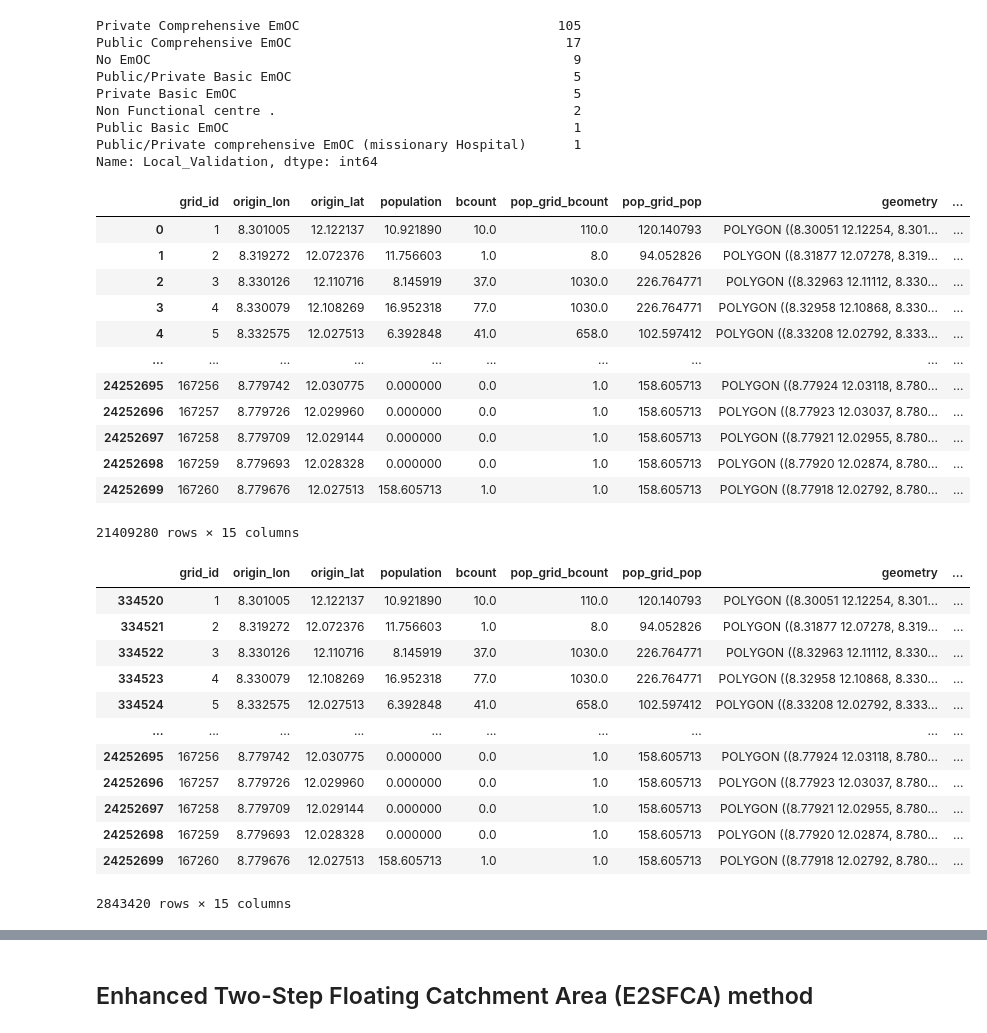
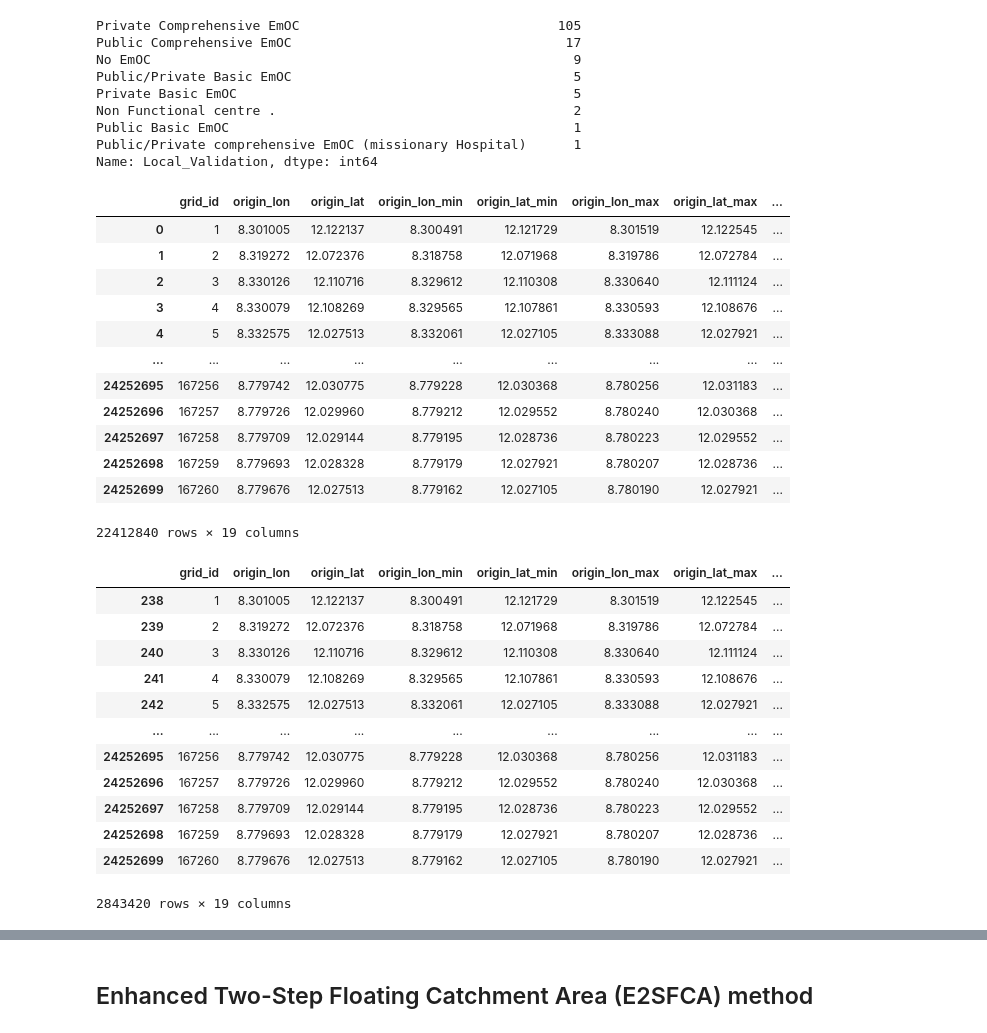
Before and after one commit to urbanbigdatacentre/ideamaps-models, a Jupyter notebook: models/emergency-maternal-care/scripts/Health_Care_Access_Kano_3_closet_EmOC.ipynb, the cells around one changed output, grey strips where cells are left out. Cells and saved outputs as stored; diff of their text form; code cells hidden in the pictures.

```diff
--- a/models/emergency-maternal-care/scripts/Health_Care_Access_Kano_3_closet_EmOC.ipynb
+++ b/models/emergency-maternal-care/scripts/Health_Care_Access_Kano_3_closet_EmOC.ipynb
@@ -280,7 +280,7 @@ centroids_df
 | 167259 | 167260 | 12.027513 | 8.779676 | 8.779162 | 12.027105 | 8.780190 | 12.027921 | 167259 | 1.0 | 1565 | ... |
 167260 rows × 17 columns
 # %%
-pop_centroids_hcf = pd.merge(matrix_df, centroids_df[['rowid', 'longitude', 'latitude','bcount','pop_grid_bcount', 'pop_grid_pop', 'pop', 'geometry']],
+pop_centroids_hcf = pd.merge(matrix_df, centroids_df[['rowid', 'longitude', 'latitude', 'lon_min', 'lat_min', 'lon_max', 'lat_max','bcount','pop_grid_bcount', 'pop_grid_pop', 'pop', 'geometry']],
                      left_on='destination_id', right_on='rowid', how='left')
 # %%
 pop_centroids_hcf
@@ -302,11 +302,15 @@ pop_centroids_hcf
 pop_centroids_hcf = pop_centroids_hcf.rename(columns={
     "longitude": "origin_lon",
     "latitude": "origin_lat",
+    "lon_min": "origin_lon_min",
+    "lat_min": "origin_lat_min",
+    "lon_max": "origin_lon_max",
+    "lat_max": "origin_lat_max",
     "rowid": "grid_id",
     "origin_id": "hcf_uid",
     "pop": "population"
 })
-columns_to_keep = ["grid_id", "origin_lon", "origin_lat", "population", "bcount","pop_grid_bcount", "pop_grid_pop","geometry", "hcf_uid", "duration_seconds", "distance_km"]
+columns_to_keep = ["grid_id", "origin_lon", "origin_lat", "origin_lon_min","origin_lat_min","origin_lon_max","origin_lat_max","population", "bcount","pop_grid_bcount", "pop_grid_pop","geometry", "hcf_uid", "duration_seconds", "distance_km"]
 pop_centroids_hcf = pop_centroids_hcf[columns_to_keep]
 # %%
 pop_centroids_hcf
@@ -327,6 +331,6 @@ pop_centroids_hcf
 # %%
 distances_duration_matrix = pd.merge(pop_centroids_hcf, healthcare_facilities_validated[['hcf_id','facility_name', 'longitude', 'latitude', 'Local_Validation']],
-                     left_on='hcf_uid', right_on='hcf_id', how='inner')
+                     left_on='hcf_uid', right_on='hcf_id', how='left')
 # %%
 distances_duration_matrix = distances_duration_matrix.rename(columns={
     "longitude": "dest_lon",
@@ -363,28 +367,33 @@ Public Basic EmOC                                            1
 Public/Private comprehensive EmOC (missionary Hospital)      1
 Name: Local_Validation, dtype: int64
 # %%
+distances_duration_matrix['Local_Validation'] = distances_duration_matrix['Local_Validation'].replace({
+    'Public/Private Basic EmOC': 'Private Basic EmOC',
+    'Public/Private comprehensive EmOC (missionary Hospital)': 'Private Comprehensive EmOC'
+})
+
 selected_categories = ['Public Comprehensive EmOC', 'Private Comprehensive EmOC',
                        'Private Basic EmOC', 'Public Basic EmOC']
 
 distances_duration_matrix = distances_duration_matrix[
     distances_duration_matrix['Local_Validation'].isin(selected_categories)
 ]
 
 distances_duration_matrix
 # %% [output]
-|  | grid_id | origin_lon | origin_lat | population | bcount | pop_grid_bcount | pop_grid_pop | geometry | ... |
-| 0 | 1 | 8.301005 | 12.122137 | 10.921890 | 10.0 | 110.0 | 120.140793 | POLYGON ((8.30051 12.12254, 8.301... | ... |
-| 1 | 2 | 8.319272 | 12.072376 | 11.756603 | 1.0 | 8.0 | 94.052826 | POLYGON ((8.31877 12.07278, 8.319... | ... |
-| 2 | 3 | 8.330126 | 12.110716 | 8.145919 | 37.0 | 1030.0 | 226.764771 | POLYGON ((8.32963 12.11112, 8.330... | ... |
-| 3 | 4 | 8.330079 | 12.108269 | 16.952318 | 77.0 | 1030.0 | 226.764771 | POLYGON ((8.32958 12.10868, 8.330... | ... |
-| 4 | 5 | 8.332575 | 12.027513 | 6.392848 | 41.0 | 658.0 | 102.597412 | POLYGON ((8.33208 12.02792, 8.333... | ... |
-| ... | ... | ... | ... | ... | ... | ... | ... | ... | ... |
-| 24252695 | 167256 | 8.779742 | 12.030775 | 0.000000 | 0.0 | 1.0 | 158.605713 | POLYGON ((8.77924 12.03118, 8.780... | ... |
-| 24252696 | 167257 | 8.779726 | 12.029960 | 0.000000 | 0.0 | 1.0 | 158.605713 | POLYGON ((8.77923 12.03037, 8.780... | ... |
-| 24252697 | 167258 | 8.779709 | 12.029144 | 0.000000 | 0.0 | 1.0 | 158.605713 | POLYGON ((8.77921 12.02955, 8.780... | ... |
-| 24252698 | 167259 | 8.779693 | 12.028328 | 0.000000 | 0.0 | 1.0 | 158.605713 | POLYGON ((8.77920 12.02874, 8.780... | ... |
-| 24252699 | 167260 | 8.779676 | 12.027513 | 158.605713 | 1.0 | 1.0 | 158.605713 | POLYGON ((8.77918 12.02792, 8.780... | ... |
+|  | grid_id | origin_lon | origin_lat | origin_lon_min | origin_lat_min | origin_lon_max | origin_lat_max | ... |
+| 0 | 1 | 8.301005 | 12.122137 | 8.300491 | 12.121729 | 8.301519 | 12.122545 | ... |
+| 1 | 2 | 8.319272 | 12.072376 | 8.318758 | 12.071968 | 8.319786 | 12.072784 | ... |
+| 2 | 3 | 8.330126 | 12.110716 | 8.329612 | 12.110308 | 8.330640 | 12.111124 | ... |
+| 3 | 4 | 8.330079 | 12.108269 | 8.329565 | 12.107861 | 8.330593 | 12.108676 | ... |
+| 4 | 5 | 8.332575 | 12.027513 | 8.332061 | 12.027105 | 8.333088 | 12.027921 | ... |
+| ... | ... | ... | ... | ... | ... | ... | ... | ... |
+| 24252695 | 167256 | 8.779742 | 12.030775 | 8.779228 | 12.030368 | 8.780256 | 12.031183 | ... |
+| 24252696 | 167257 | 8.779726 | 12.029960 | 8.779212 | 12.029552 | 8.780240 | 12.030368 | ... |
+| 24252697 | 167258 | 8.779709 | 12.029144 | 8.779195 | 12.028736 | 8.780223 | 12.029552 | ... |
+| 24252698 | 167259 | 8.779693 | 12.028328 | 8.779179 | 12.027921 | 8.780207 | 12.028736 | ... |
+| 24252699 | 167260 | 8.779676 | 12.027513 | 8.779162 | 12.027105 | 8.780190 | 12.027921 | ... |
-21409280 rows × 15 columns
+22412840 rows × 19 columns
 # %%
 # creat subsets based on categories of 'Validation of HCFs Categorization'
 categories = {
@@ -408,19 +417,19 @@ private_BEmOC = subsets["private_basic_EmOC"]
 # %%
 public_CEmOC
 # %% [output]
-|  | grid_id | origin_lon | origin_lat | population | bcount | pop_grid_bcount | pop_grid_pop | geometry | ... |
-| 334520 | 1 | 8.301005 | 12.122137 | 10.921890 | 10.0 | 110.0 | 120.140793 | POLYGON ((8.30051 12.12254, 8.301... | ... |
-| 334521 | 2 | 8.319272 | 12.072376 | 11.756603 | 1.0 | 8.0 | 94.052826 | POLYGON ((8.31877 12.07278, 8.319... | ... |
-| 334522 | 3 | 8.330126 | 12.110716 | 8.145919 | 37.0 | 1030.0 | 226.764771 | POLYGON ((8.32963 12.11112, 8.330... | ... |
-| 334523 | 4 | 8.330079 | 12.108269 | 16.952318 | 77.0 | 1030.0 | 226.764771 | POLYGON ((8.32958 12.10868, 8.330... | ... |
-| 334524 | 5 | 8.332575 | 12.027513 | 6.392848 | 41.0 | 658.0 | 102.597412 | POLYGON ((8.33208 12.02792, 8.333... | ... |
-| ... | ... | ... | ... | ... | ... | ... | ... | ... | ... |
-| 24252695 | 167256 | 8.779742 | 12.030775 | 0.000000 | 0.0 | 1.0 | 158.605713 | POLYGON ((8.77924 12.03118, 8.780... | ... |
-| 24252696 | 167257 | 8.779726 | 12.029960 | 0.000000 | 0.0 | 1.0 | 158.605713 | POLYGON ((8.77923 12.03037, 8.780... | ... |
-| 24252697 | 167258 | 8.779709 | 12.029144 | 0.000000 | 0.0 | 1.0 | 158.605713 | POLYGON ((8.77921 12.02955, 8.780... | ... |
-| 24252698 | 167259 | 8.779693 | 12.028328 | 0.000000 | 0.0 | 1.0 | 158.605713 | POLYGON ((8.77920 12.02874, 8.780... | ... |
-| 24252699 | 167260 | 8.779676 | 12.027513 | 158.605713 | 1.0 | 1.0 | 158.605713 | POLYGON ((8.77918 12.02792, 8.780... | ... |
+|  | grid_id | origin_lon | origin_lat | origin_lon_min | origin_lat_min | origin_lon_max | origin_lat_max | ... |
+| 238 | 1 | 8.301005 | 12.122137 | 8.300491 | 12.121729 | 8.301519 | 12.122545 | ... |
+| 239 | 2 | 8.319272 | 12.072376 | 8.318758 | 12.071968 | 8.319786 | 12.072784 | ... |
+| 240 | 3 | 8.330126 | 12.110716 | 8.329612 | 12.110308 | 8.330640 | 12.111124 | ... |
+| 241 | 4 | 8.330079 | 12.108269 | 8.329565 | 12.107861 | 8.330593 | 12.108676 | ... |
+| 242 | 5 | 8.332575 | 12.027513 | 8.332061 | 12.027105 | 8.333088 | 12.027921 | ... |
+| ... | ... | ... | ... | ... | ... | ... | ... | ... |
+| 24252695 | 167256 | 8.779742 | 12.030775 | 8.779228 | 12.030368 | 8.780256 | 12.031183 | ... |
+| 24252696 | 167257 | 8.779726 | 12.029960 | 8.779212 | 12.029552 | 8.780240 | 12.030368 | ... |
+| 24252697 | 167258 | 8.779709 | 12.029144 | 8.779195 | 12.028736 | 8.780223 | 12.029552 | ... |
+| 24252698 | 167259 | 8.779693 | 12.028328 | 8.779179 | 12.027921 | 8.780207 | 12.028736 | ... |
+| 24252699 | 167260 | 8.779676 | 12.027513 | 8.779162 | 12.027105 | 8.780190 | 12.027921 | ... |
-2843420 rows × 15 columns
+2843420 rows × 19 columns
 # %%
 # Step 2: Define a function to get 3 smallest duration_seconds per grid_id for each category
 def get_closest_3(df, n=3):
```
Also changed, not shown: parts of 22 cells of this notebook, 1 other file.
